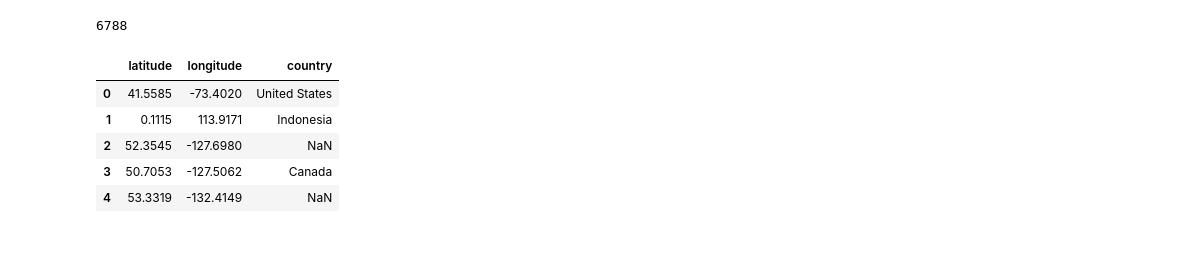
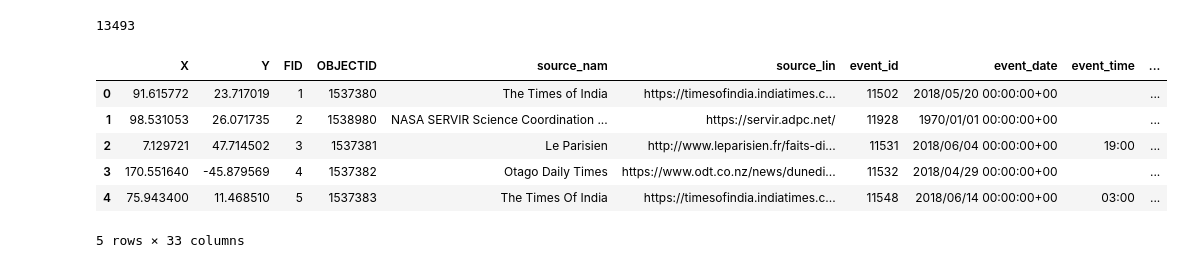
Before and after one commit to Landslide-Analytics-System/GLAS, a Jupyter notebook: data/landslide_catalog/experiments.ipynb, the cells around one changed output. Saved outputs shown, nothing was run; the diff lists cells and outputs as text; code cells hidden in the pictures.

```diff
--- a/data/landslide_catalog/experiments.ipynb
+++ b/data/landslide_catalog/experiments.ipynb
@@ -3,16 +3,17 @@ import pandas as pd
 import numpy as np
 import matplotlib.pyplot as plt
 # %%
-landslides = pd.read_csv("landslide_catalog.csv")
+df = pd.read_csv("landslide_catalog.csv")
 # %%
-landslides = landslides[['latitude', 'longitude', 'country']]
-print(len(landslides))
-landslides.head()
+# df = df[['latitude', 'longitude', 'country_na']]
+print(len(df))
+df.head()
 # %% [output]
-6788
+13493
-|  | latitude | longitude | country |
-| 0 | 41.5585 | -73.4020 | United States |
-| 1 | 0.1115 | 113.9171 | Indonesia |
-| 2 | 52.3545 | -127.6980 | NaN |
-| 3 | 50.7053 | -127.5062 | Canada |
-| 4 | 53.3319 | -132.4149 | NaN |
+|  | X | Y | FID | OBJECTID | source_nam | source_lin | event_id | event_date | event_time | ... |
+| 0 | 91.615772 | 23.717019 | 1 | 1537380 | The Times of India | https://timesofindia.indiatimes.c... | 11502 | 2018/05/20 00:00:00+00 |  | ... |
+| 1 | 98.531053 | 26.071735 | 2 | 1538980 | NASA SERVIR Science Coordination ... | https://servir.adpc.net/ | 11928 | 1970/01/01 00:00:00+00 |  | ... |
+| 2 | 7.129721 | 47.714502 | 3 | 1537381 | Le Parisien | http://www.leparisien.fr/faits-di... | 11531 | 2018/06/04 00:00:00+00 | 19:00 | ... |
+| 3 | 170.551640 | -45.879569 | 4 | 1537382 | Otago Daily Times | https://www.odt.co.nz/news/dunedi... | 11532 | 2018/04/29 00:00:00+00 |  | ... |
+| 4 | 75.943400 | 11.468510 | 5 | 1537383 | The Times Of India | https://timesofindia.indiatimes.c... | 11548 | 2018/06/14 00:00:00+00 | 03:00 | ... |
+5 rows × 33 columns
```
Also changed, not shown: parts of 6 cells of this notebook, 3 other files.
